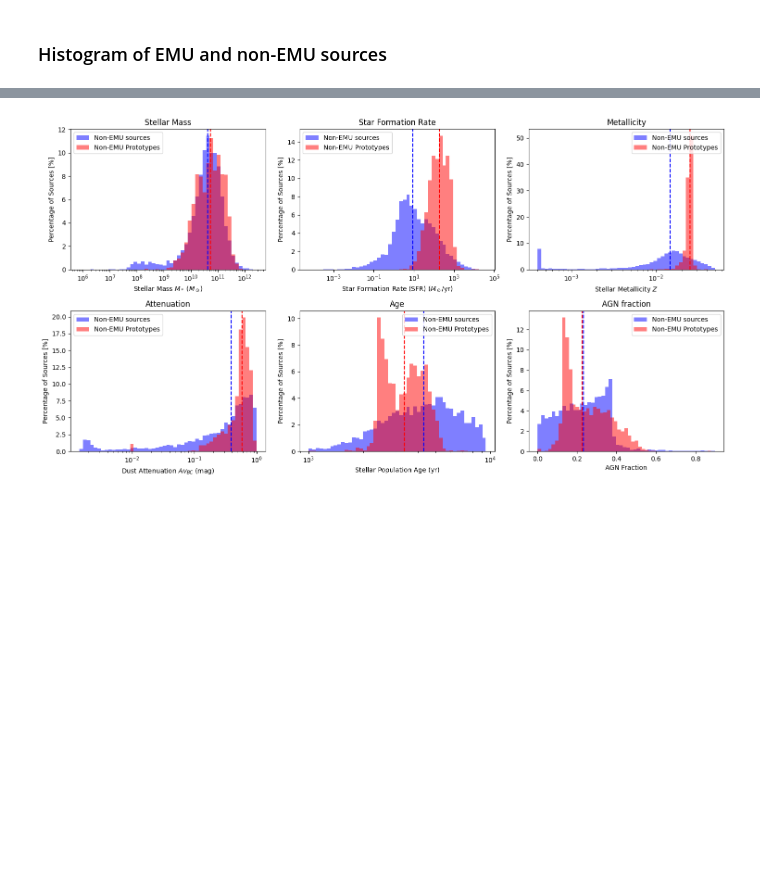
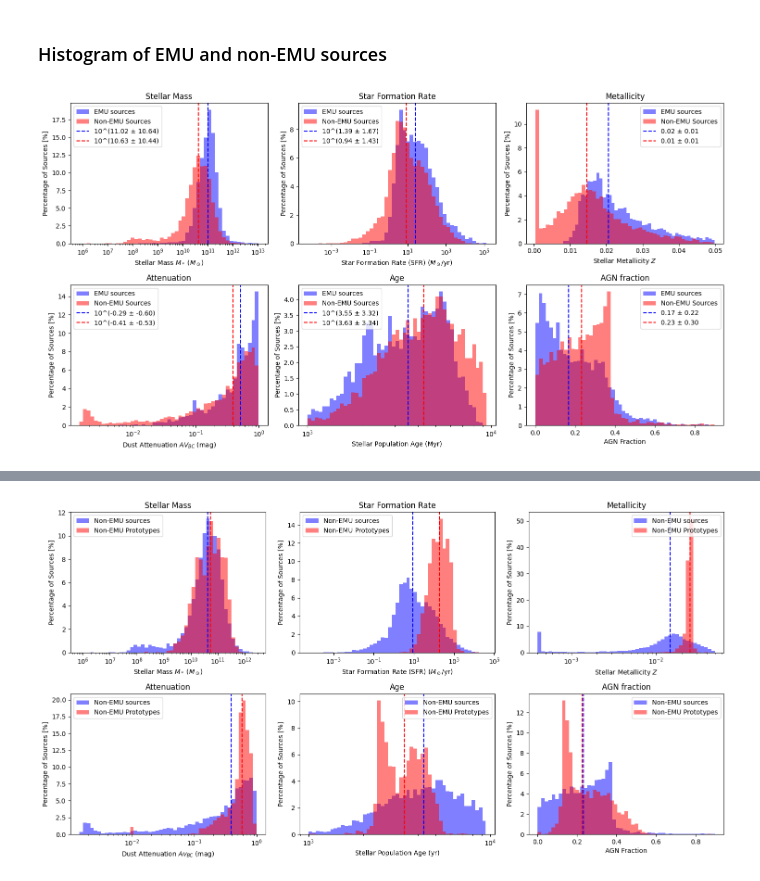
Before and after one commit to theWebTardigrade/fundamental-properties-of-EMU-radio-sources, a Jupyter notebook: code/8.5_CIGALE_results_EMU_vs_NON-EMU.ipynb, the cells around one changed output, grey strips where cells are left out. Drawn from its saved outputs; the diff is of its cells as text; code cells hidden in the pictures; blank space fills up the shorter version.

```diff
--- a/code/8.5_CIGALE_results_EMU_vs_NON-EMU.ipynb
+++ b/code/8.5_CIGALE_results_EMU_vs_NON-EMU.ipynb
@@ -220,4 +221,30 @@ def plot_log_hist_percent_2rows_sns(
     plt.show()
+# %%
+plot_log_hist_percent_2rows_sns(
+    df1=emu_sources_best,
+    df2=nonemu_sources_best,
+    columns=[
+        'bayes.stellar.m_star', 'bayes.sfh.sfr', 'bayes.stellar.metallicity',
+        'bayes.attenuation.Av_BC', 'bayes.sfh.age', 'bayes.agn.fracAGN'
+    ],
+    x_labels=[
+        r"Stellar Mass $M_*$ ($M_\odot$)",
+        r"Star Formation Rate (SFR) ($M_\odot$/yr)",
+        r"Stellar Metallicity $Z$",
+        r"Dust Attenuation $AV_{BC}$ (mag)",
+        r"Stellar Population Age (Myr)",
+        r"AGN Fraction",
+    ],
+    labels=("EMU sources", "Non-EMU Sources"),
+    legend_positions= ['upper left', 'upper left','upper right','upper left','upper left','upper right' ],
+    titles = ['Stellar Mass', 'Star Formation Rate', 'Metallicity', 'Attenuation', 'Age', 'AGN fraction'],
+    values1=[np.log10(emu_avg_stellarmass), np.log10(emu_avg_sfr), emu_avg_metallicity, np.log10(emu_avg_Av_BC), np.log10(emu_avg_age), emu_avg_AGN],
+    errors1=[np.log10(emu_err_stellarmass), np.log10(emu_err_sfr), emu_err_metallicity, np.log10(emu_err_Av_BC), np.log10(emu_err_age), emu_err_AGN],
+    values2=[np.log10(avg_stellarmass), np.log10(avg_sfr), avg_metallicity, np.log10(avg_Av_BC), np.log10(avg_age), avg_AGN],
+    errors2=[np.log10(err_stellarmass), np.log10(err_sfr), err_metallicity, np.log10(err_Av_BC), np.log10(err_age), err_AGN]
+)
+# %% [output]
+[figure, added]
 # %%
 plot_log_hist_percent_2rows_sns(
     df1=emu_sources_best,
```
Also changed, not shown: parts of 3 cells of this notebook, 1 other file.
